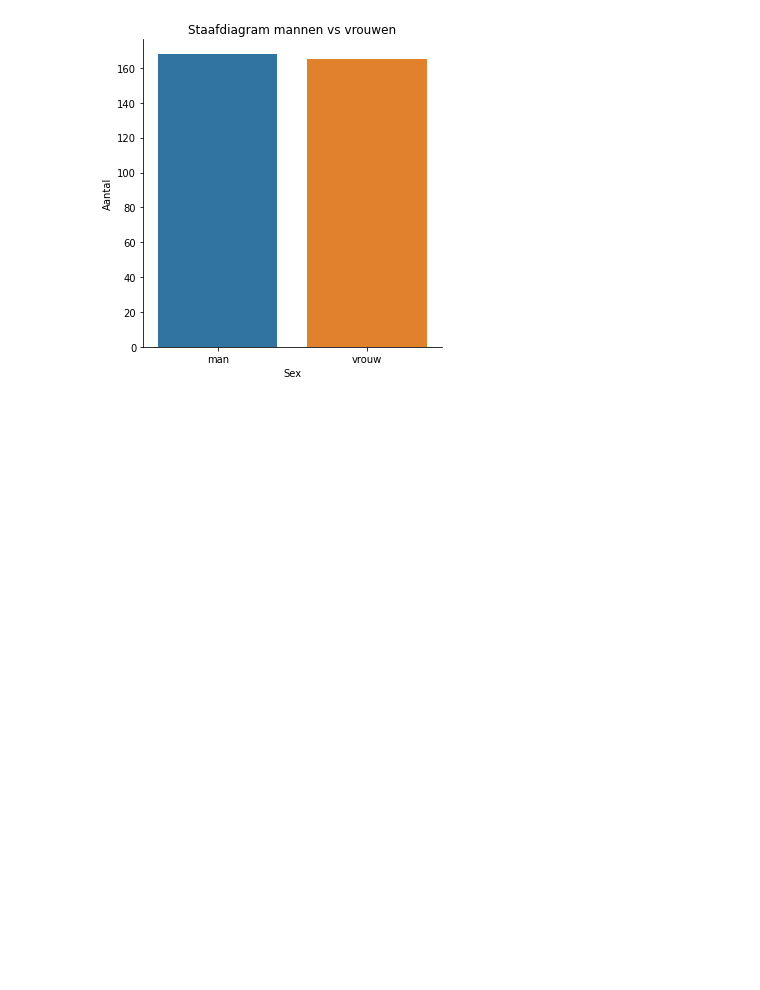
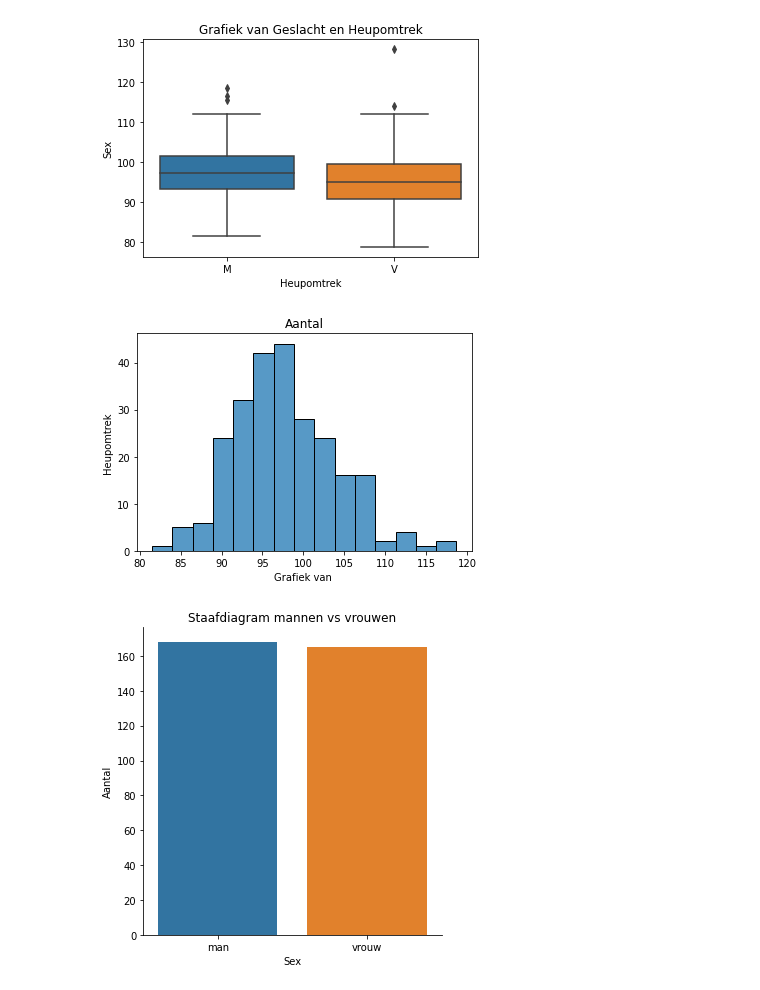
Before and after one commit to bleuzetim/PythonMCT, a Jupyter notebook: Data Science/Defenitions/test.ipynb, the cells around one changed output. Saved outputs shown, nothing was run; the diff lists cells and outputs as text; code cells hidden in the pictures; blank space fills up the shorter version.

```diff
--- a/Data Science/Defenitions/test.ipynb
+++ b/Data Science/Defenitions/test.ipynb
@@ -4,6 +4,17 @@ import matplotlib.pyplot as plt
 import seaborn as sns
 import numpy as np
 import pandas as pd
+# %%
+df = pd.read_csv('riemen.csv')
+
+boxplot(df,'Geslacht','Heupomtrek','Heupomtrek','Sex')
+#sns.histplot(x=df[df['Geslacht']=='M']['Heupomtrek'])
+#plt.show()
+
+histogram('',df[df['Geslacht']=='M']['Heupomtrek'],'','Grafiek van ','Heupomtrek','Aantal')
+# %% [output]
+[figure, added]
+[figure, added]
 # %%
 
 df = pd.read_csv('penguins_preprocessed.csv')
```
Also changed, not shown: parts of 3 cells of this notebook, 59 other files.
